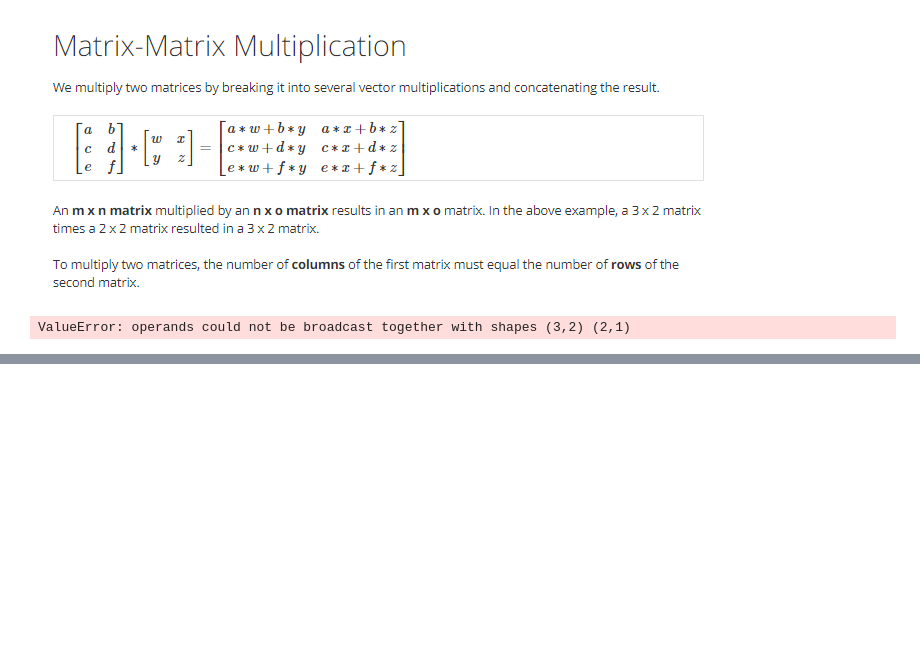
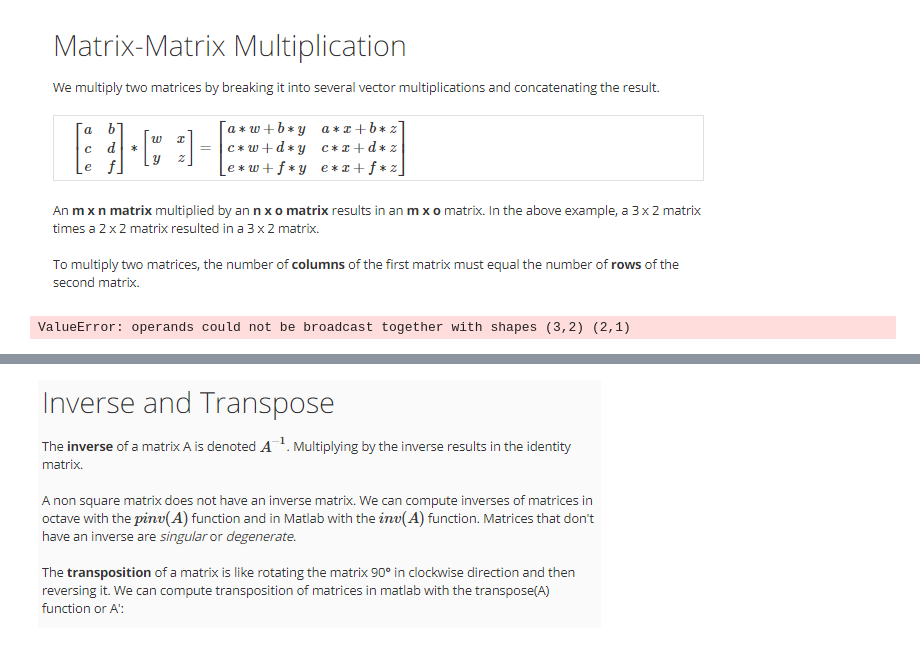
Before and after one commit to louloret/Andrew-NG-Machine-Learning, a Jupyter notebook: Andrew Ng Model and Cost Function Week 1.ipynb, the cells around one changed output, grey strips where cells are left out. Cells and saved outputs as stored; diff of their text form; code cells hidden in the pictures; blank space fills up the shorter version.

```diff
--- a/Andrew Ng Model and Cost Function Week 1.ipynb
+++ b/Andrew Ng Model and Cost Function Week 1.ipynb
@@ -294,0 +299,4 @@ ValueError: operands could not be broadcast together with shapes (3,2) (2,1)
+# %%
+Image(filename = path + "inverse_transpose.png")
+# %% [output]
+[figure, added]
```
Also changed, not shown: parts of 1 cell of this notebook.
